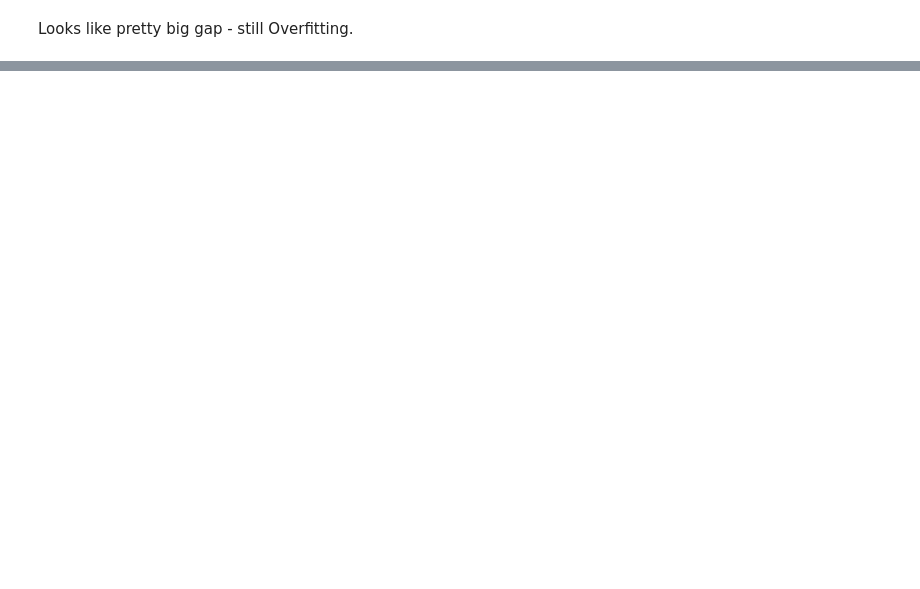
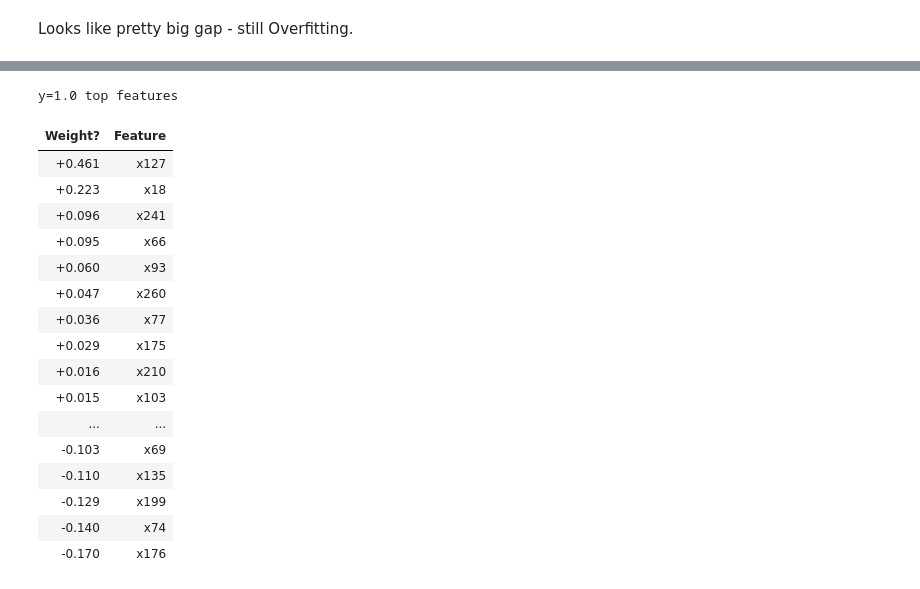
Before and after one commit to khoin-byte/kaggle-competitions, a Jupyter notebook: dont_overfit_2/dont-overfit-again.ipynb, the cells around one changed output, grey strips where cells are left out. Cells and saved outputs as stored; diff of their text form; code cells hidden in the pictures; blank space fills up the shorter version.

```diff
--- a/dont_overfit_2/dont-overfit-again.ipynb
+++ b/dont_overfit_2/dont-overfit-again.ipynb
@@ -151,0 +218,25 @@ Looks like pretty big gap - still Overfitting.
+# %%
+# ! pip install eli5
+import eli5
+from eli5 import show_weights
+
+show_weights(model, top=50)
+# %% [output]
+y=1.0 top features
+| Weight? | Feature |
+| +0.461 | x127 |
+| +0.223 | x18 |
+| +0.096 | x241 |
+| +0.095 | x66 |
+| +0.060 | x93 |
+| +0.047 | x260 |
+| +0.036 | x77 |
+| +0.029 | x175 |
+| +0.016 | x210 |
+| +0.015 | x103 |
+| ... | ... |
+| -0.103 | x69 |
+| -0.110 | x135 |
+| -0.129 | x199 |
+| -0.140 | x74 |
+| -0.170 | x176 |
```
Also changed, not shown: parts of 22 cells of this notebook, 1 other file.
